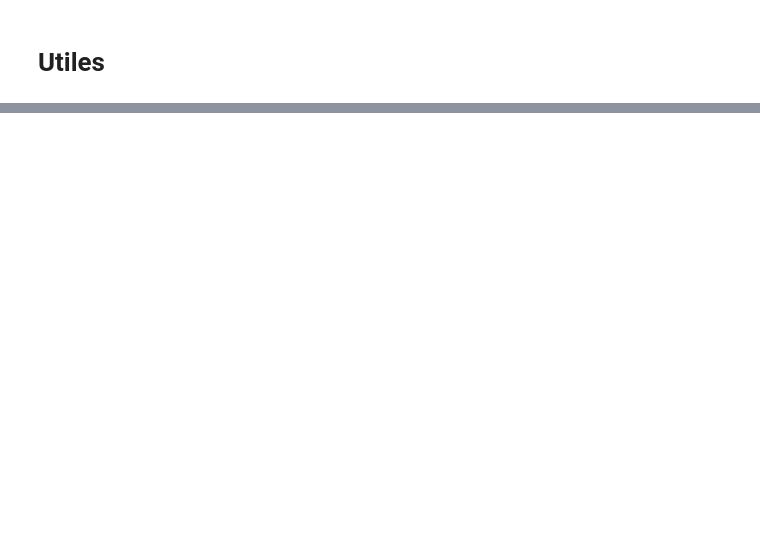
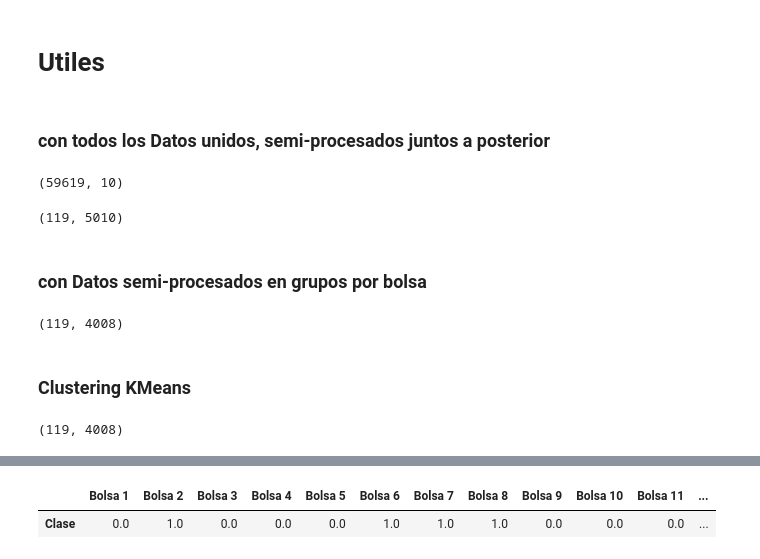
Before and after one commit to samuel1a0/prb_clustering, a Jupyter notebook: intento_3.ipynb, the cells around one changed output, grey strips where cells are left out. Saved outputs shown, nothing was run; the diff lists cells and outputs as text; code cells hidden in the pictures; blank space fills up the shorter version.

```diff
--- a/intento_3.ipynb
+++ b/intento_3.ipynb
@@ -74,0 +168,54 @@ new_index.remove('Bolsa 4-3')
+# %% [markdown]
+### con todos los Datos unidos, semi-procesados juntos a posterior
+# %%
+tit = "completo"
+pipe_proc = Pipeline( [("scaler", preprocessing.StandardScaler() ),
+                    ("vt", VarianceThreshold(.8*(1-.8)) ),#]),
+#                     ("FA", FactorAnalysis(n_components=10, random_state=10))])
+                    ("pca", PCA(random_state=10, n_components=10) )])
+
+datos_completos = load_all()
+pipe_proc.fit(datos_completos)
+data_semi = pipe_proc.transform(datos_completos)
+pca = PCA(random_state=10, n_components=8)
+# data_semi = pca.fit_transform(data_semi)
+# print(np.sum(pca.explained_variance_ratio_))
+print(data_semi.shape)
+
+data = np.array(data_semi).reshape(119,-1)
+data.shape
+# %% [output]
+(59619, 10)
+(119, 5010)
+# %% [markdown]
+### con Datos semi-procesados en grupos por bolsa
+# %%
+tit = "por bolsa"
+pipe_r = Pipeline( [("scaler", preprocessing.StandardScaler() ),
+                    ("vt", VarianceThreshold(.9*(1-.9)) ),
+#                     ("FA", FactorAnalysis(n_components=10, random_state=10))])
+              ("kpca", KernelPCA(kernel="rbf", random_state=10, n_components=2))])
+
+data = datos_semi_procesados(reductor=pipe_r)
+data.shape
+# %% [output]
+(119, 4008)
+# %% [markdown]
+### Clustering KMeans
+# %%
+print(data.shape)
+
+model = KMeans(n_clusters=3, random_state=10)
+pipe_k = Pipeline([#("scaler", preprocessing.StandardScaler() ),
+                   ("pca", PCA(random_state=10, n_components=5) )])
+#                    ("pca", FactorAnalysis(n_components=5, random_state=10, svd_method="lapack") )])
+
+data_p = pd.DataFrame(pipe_k.fit_transform(data))
+# print(np.sum(b.explained_variance_ratio_))
+
+
+k_cls = model.fit_predict(data_p)
+plot_cls("KMeans {}".format(tit), data=data_p, labels=k_cls, centers=model.cluster_centers_)
+clases_bolsa(data_p, minor=True)
+# %% [output]
+(119, 4008)
@@ -74,0 +224,2 @@ new_index.remove('Bolsa 4-3')
+|  | Bolsa 1 | Bolsa 2 | Bolsa 3 | Bolsa 4 | Bolsa 5 | Bolsa 6 | Bolsa 7 | Bolsa 8 | Bolsa 9 | Bolsa 10 | Bolsa 11 | ... |
+| Clase | 0.0 | 1.0 | 0.0 | 0.0 | 0.0 | 1.0 | 1.0 | 1.0 | 0.0 | 0.0 | 0.0 | ... |
```
Also changed, not shown: parts of 20 cells of this notebook.
